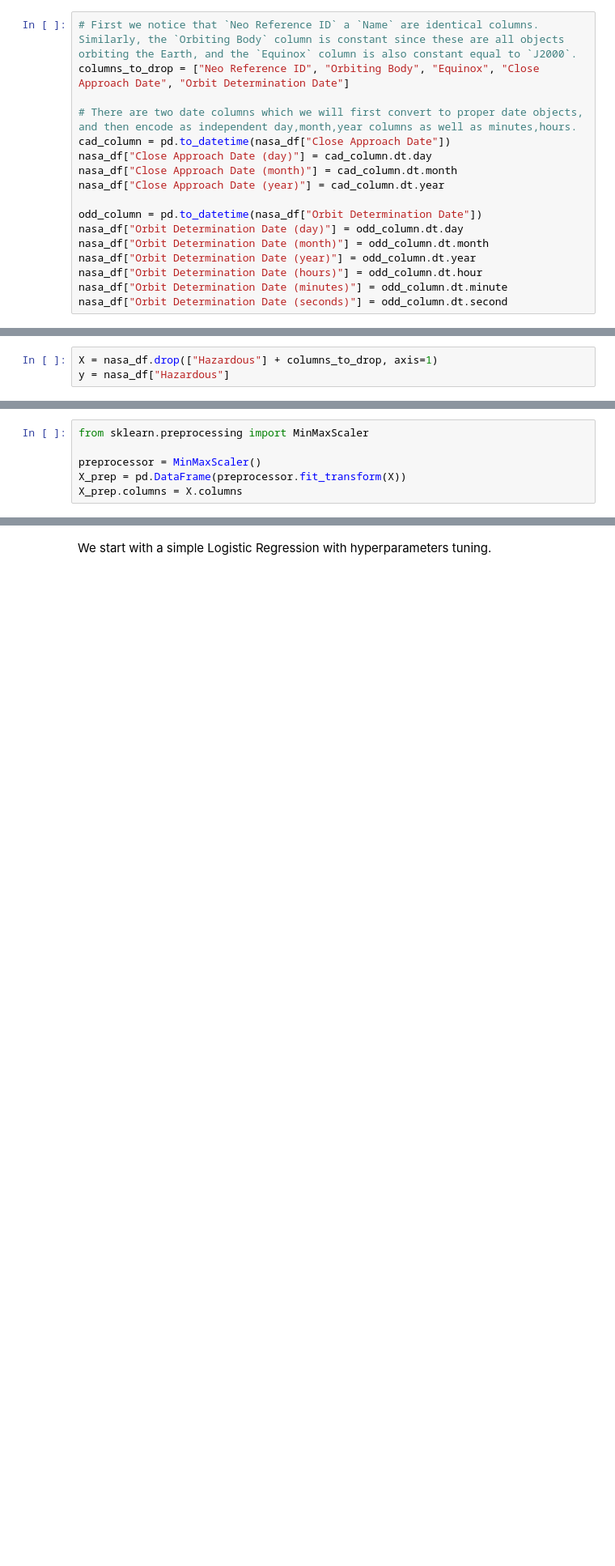
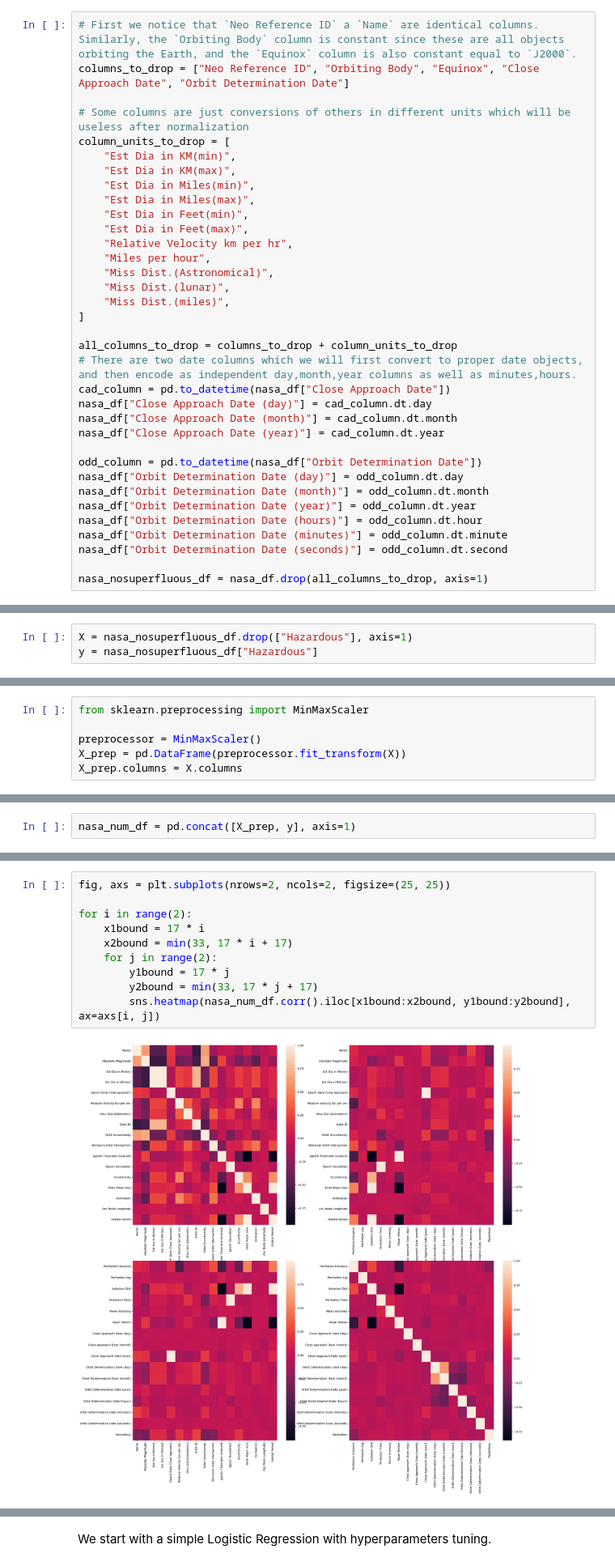
Before and after one commit to NicolasChagnet/kaggle-datasets-analysis, a Jupyter notebook: NASA Asteroids Classification/analysis_nasa_asteroids.ipynb, the cells around one changed output, grey strips where cells are left out. Shown: that part at 81% size. Drawn from its saved outputs; the diff is of its cells as text; blank space fills up the shorter version.

Commit message:
added EDA for the NASA dataset

```diff
--- a/NASA Asteroids Classification/analysis_nasa_asteroids.ipynb
+++ b/NASA Asteroids Classification/analysis_nasa_asteroids.ipynb
@@ -16,6 +16,22 @@ nasa_df = pd.read_csv("data/nasa.csv")
 # First we notice that `Neo Reference ID` a `Name` are identical columns. Similarly, the `Orbiting Body` column is constant since these are all objects orbiting the Earth, and the `Equinox` column is also constant equal to `J2000`.
 columns_to_drop = ["Neo Reference ID", "Orbiting Body", "Equinox", "Close Approach Date", "Orbit Determination Date"]
 
+# Some columns are just conversions of others in different units which will be useless after normalization
+column_units_to_drop = [
+    "Est Dia in KM(min)",
+    "Est Dia in KM(max)",
+    "Est Dia in Miles(min)",
+    "Est Dia in Miles(max)",
+    "Est Dia in Feet(min)",
+    "Est Dia in Feet(max)",
+    "Relative Velocity km per hr",
+    "Miles per hour",
+    "Miss Dist.(Astronomical)",
+    "Miss Dist.(lunar)",
+    "Miss Dist.(miles)",
+]
+
+all_columns_to_drop = columns_to_drop + column_units_to_drop
 # There are two date columns which we will first convert to proper date objects, and then encode as independent day,month,year columns as well as minutes,hours.
 cad_column = pd.to_datetime(nasa_df["Close Approach Date"])
 nasa_df["Close Approach Date (day)"] = cad_column.dt.day
@@ -29,11 +45,13 @@ nasa_df["Orbit Determination Date (year)"] = odd_column.dt.year
 nasa_df["Orbit Determination Date (hours)"] = odd_column.dt.hour
 nasa_df["Orbit Determination Date (minutes)"] = odd_column.dt.minute
 nasa_df["Orbit Determination Date (seconds)"] = odd_column.dt.second
+
+nasa_nosuperfluous_df = nasa_df.drop(all_columns_to_drop, axis=1)
 # %% [markdown]
 This dataset has no missing entries so we can skip this part.
 # %%
-X = nasa_df.drop(["Hazardous"] + columns_to_drop, axis=1)
-y = nasa_df["Hazardous"]
+X = nasa_nosuperfluous_df.drop(["Hazardous"], axis=1)
+y = nasa_nosuperfluous_df["Hazardous"]
 # %% [markdown]
 The proportion of hazardous elements in the set determines the accuracy score one expects when picking random answers.
 # %%
@@ -51,0 +74,2 @@ X_prep.columns = X.columns
+# %%
+nasa_num_df = pd.concat([X_prep, y], axis=1)
@@ -51,0 +80,12 @@ X_prep.columns = X.columns
+# %%
+fig, axs = plt.subplots(nrows=2, ncols=2, figsize=(25, 25))
+
+for i in range(2):
+    x1bound = 17 * i
+    x2bound = min(33, 17 * i + 17)
+    for j in range(2):
+        y1bound = 17 * j
+        y2bound = min(33, 17 * j + 17)
+        sns.heatmap(nasa_num_df.corr().iloc[x1bound:x2bound, y1bound:y2bound], ax=axs[i, j])
+# %% [output]
+[figure, added]
```
Also changed, not shown: parts of 4 cells of this notebook.
